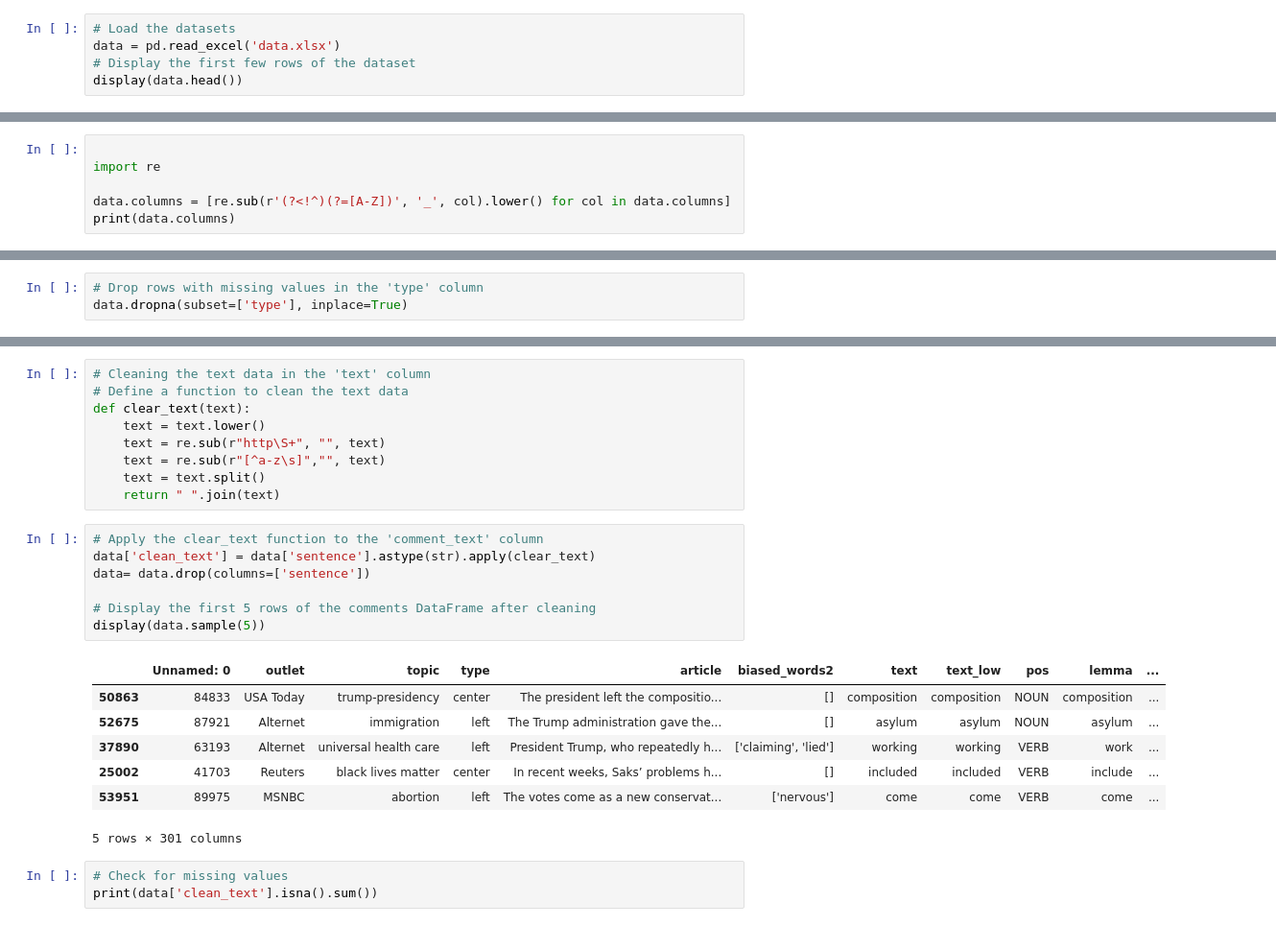
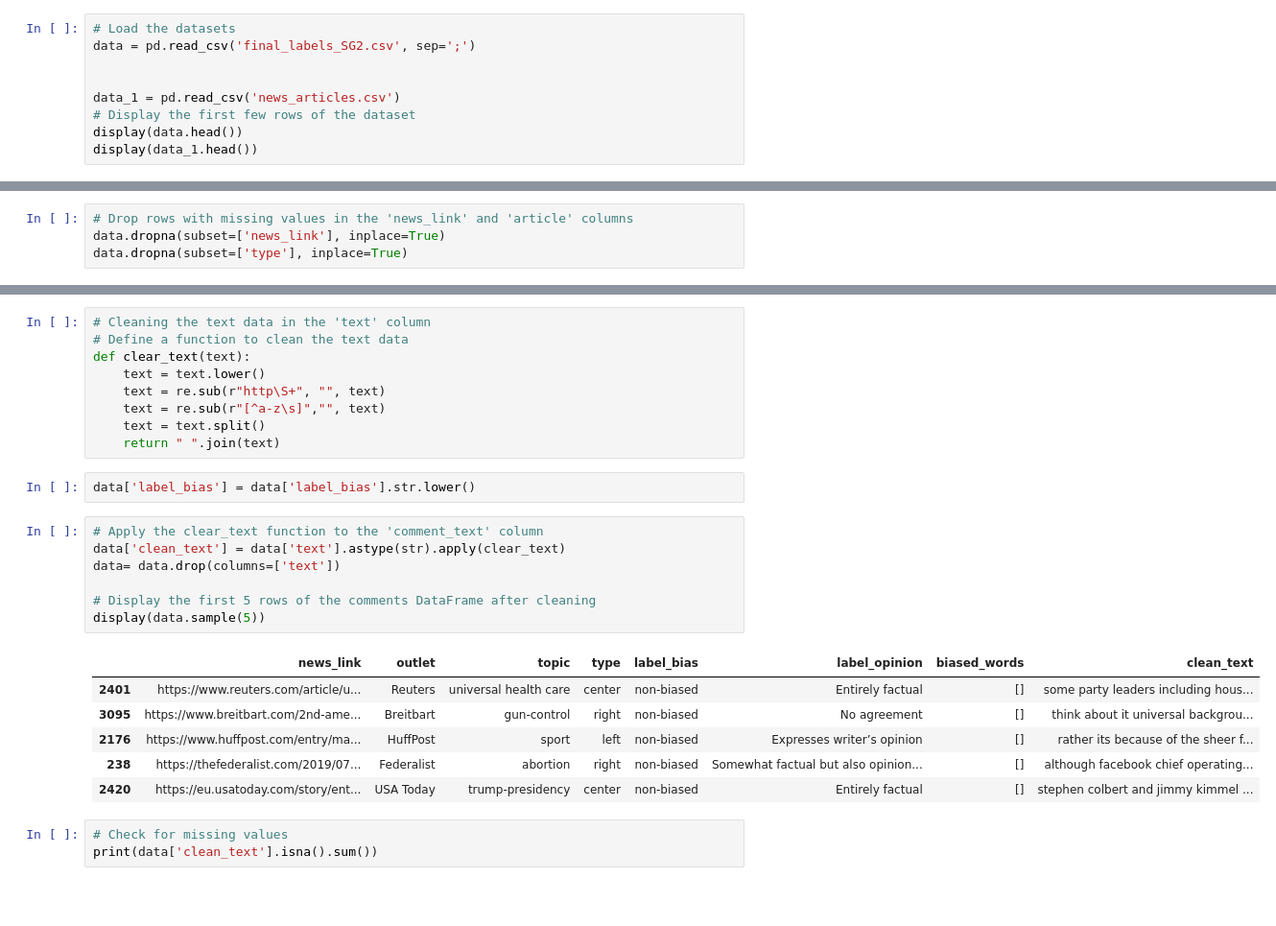
Before and after one commit to jeelfaldu7/may_code_jam_pudding, a Jupyter notebook: notebook_jeel.ipynb, the cells around one changed output, grey strips where cells are left out. Shown at 96% size. Saved outputs shown, nothing was run; the diff lists cells and outputs as text; blank space fills up the shorter version.

```diff
--- a/notebook_jeel.ipynb
+++ b/notebook_jeel.ipynb
@@ -26,6 +42,10 @@ warnings.filterwarnings("ignore")
 # %%
 # Load the datasets
-data = pd.read_excel('data.xlsx')
+data = pd.read_csv('final_labels_SG2.csv', sep=';')
+
+
+data_1 = pd.read_csv('news_articles.csv')
 # Display the first few rows of the dataset
 display(data.head())
+display(data_1.head())
 # %% [output]
@@ -63,6 +93,0 @@ display(column_names)
-# %%
-
-import re
-
-data.columns = [re.sub(r'(?<!^)(?=[A-Z])', '_', col).lower() for col in data.columns]
-print(data.columns)
@@ -175,5 +172,6 @@ Length: 301, dtype: float64
 # %%
-# Drop rows with missing values in the 'type' column
+# Drop rows with missing values in the 'news_link' and 'article' columns
+data.dropna(subset=['news_link'], inplace=True)
 data.dropna(subset=['type'], inplace=True)
 # %%
 # Check for missing values in the DataFrame as a percentage
@@ -200,21 +195,22 @@ def clear_text(text):
     text = re.sub(r"[^a-z\s]","", text)
     text = text.split()
     return " ".join(text)
+# %%
+data['label_bias'] = data['label_bias'].str.lower()
 # %%
 # Apply the clear_text function to the 'comment_text' column
-data['clean_text'] = data['sentence'].astype(str).apply(clear_text)
-data= data.drop(columns=['sentence'])
+data['clean_text'] = data['text'].astype(str).apply(clear_text)
+data= data.drop(columns=['text'])
 
 # Display the first 5 rows of the comments DataFrame after cleaning
 display(data.sample(5))
 # %% [output]
-|  | Unnamed: 0 | outlet | topic | type | article | biased_words2 | text | text_low | pos | lemma | ... |
-| 50863 | 84833 | USA Today | trump-presidency | center | The president left the compositio... | [] | composition | composition | NOUN | composition | ... |
-| 52675 | 87921 | Alternet | immigration | left | The Trump administration gave the... | [] | asylum | asylum | NOUN | asylum | ... |
-| 37890 | 63193 | Alternet | universal health care | left | President Trump, who repeatedly h... | ['claiming', 'lied'] | working | working | VERB | work | ... |
-| 25002 | 41703 | Reuters | black lives matter | center | In recent weeks, Saks’ problems h... | [] | included | included | VERB | include | ... |
-| 53951 | 89975 | MSNBC | abortion | left | The votes come as a new conservat... | ['nervous'] | come | come | VERB | come | ... |
+|  | news_link | outlet | topic | type | label_bias | label_opinion | biased_words | clean_text |
+| 2401 | https://www.reuters.com/article/u... | Reuters | universal health care | center | non-biased | Entirely factual | [] | some party leaders including hous... |
+| 3095 | https://www.breitbart.com/2nd-ame... | Breitbart | gun-control | right | non-biased | No agreement | [] | think about it universal backgrou... |
+| 2176 | https://www.huffpost.com/entry/ma... | HuffPost | sport | left | non-biased | Expresses writer’s opinion | [] | rather its because of the sheer f... |
+| 238 | https://thefederalist.com/2019/07... | Federalist | abortion | right | non-biased | Somewhat factual but also opinion... | [] | although facebook chief operating... |
+| 2420 | https://eu.usatoday.com/story/ent... | USA Today | trump-presidency | center | non-biased | Entirely factual | [] | stephen colbert and jimmy kimmel ... |
-5 rows × 301 columns
 # %%
 # Check for missing values
 print(data['clean_text'].isna().sum())
```
Also changed, not shown: parts of 25 cells of this notebook, 2 other files.
